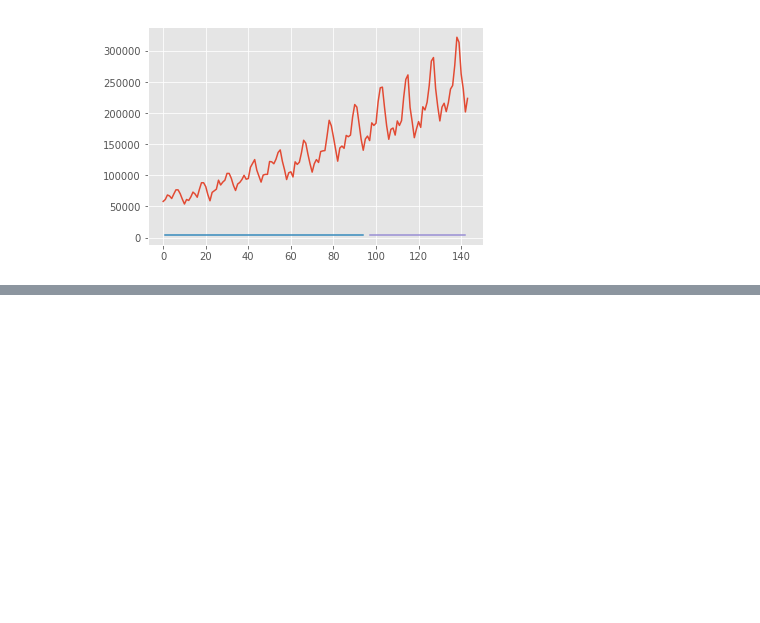
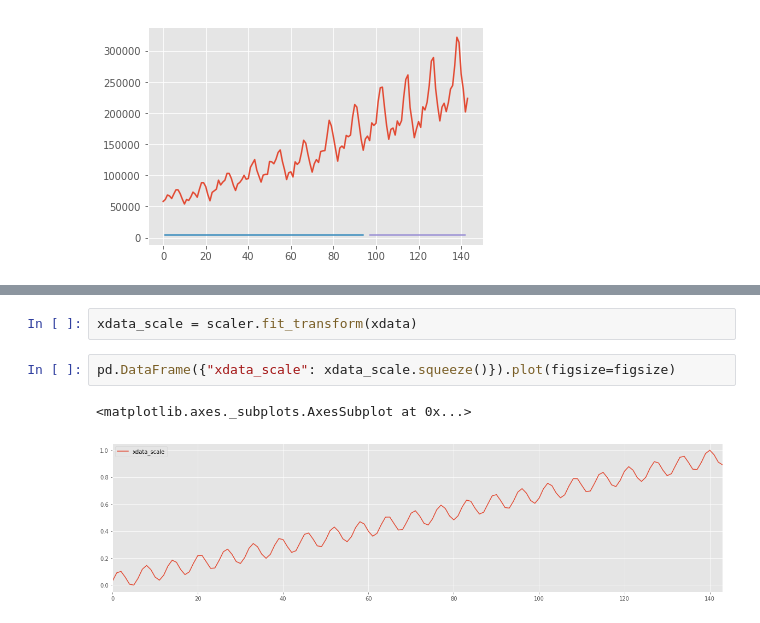
Before and after one commit to thepaulm/lstm, a Jupyter notebook: WebPage.ipynb, the cells around one changed output, grey strips where cells are left out. Saved outputs shown, nothing was run; the diff lists cells and outputs as text; blank space fills up the shorter version.

```diff
--- a/WebPage.ipynb
+++ b/WebPage.ipynb
@@ -160,0 +189,7 @@ plot_predict(unscaled, 1)
+# %%
+xdata_scale = scaler.fit_transform(xdata)
+# %%
+pd.DataFrame({"xdata_scale": xdata_scale.squeeze()}).plot(figsize=figsize)
+# %% [output]
+<matplotlib.axes._subplots.AxesSubplot at 0x...>
+[figure, added]
```
Also changed, not shown: parts of 11 cells of this notebook.
